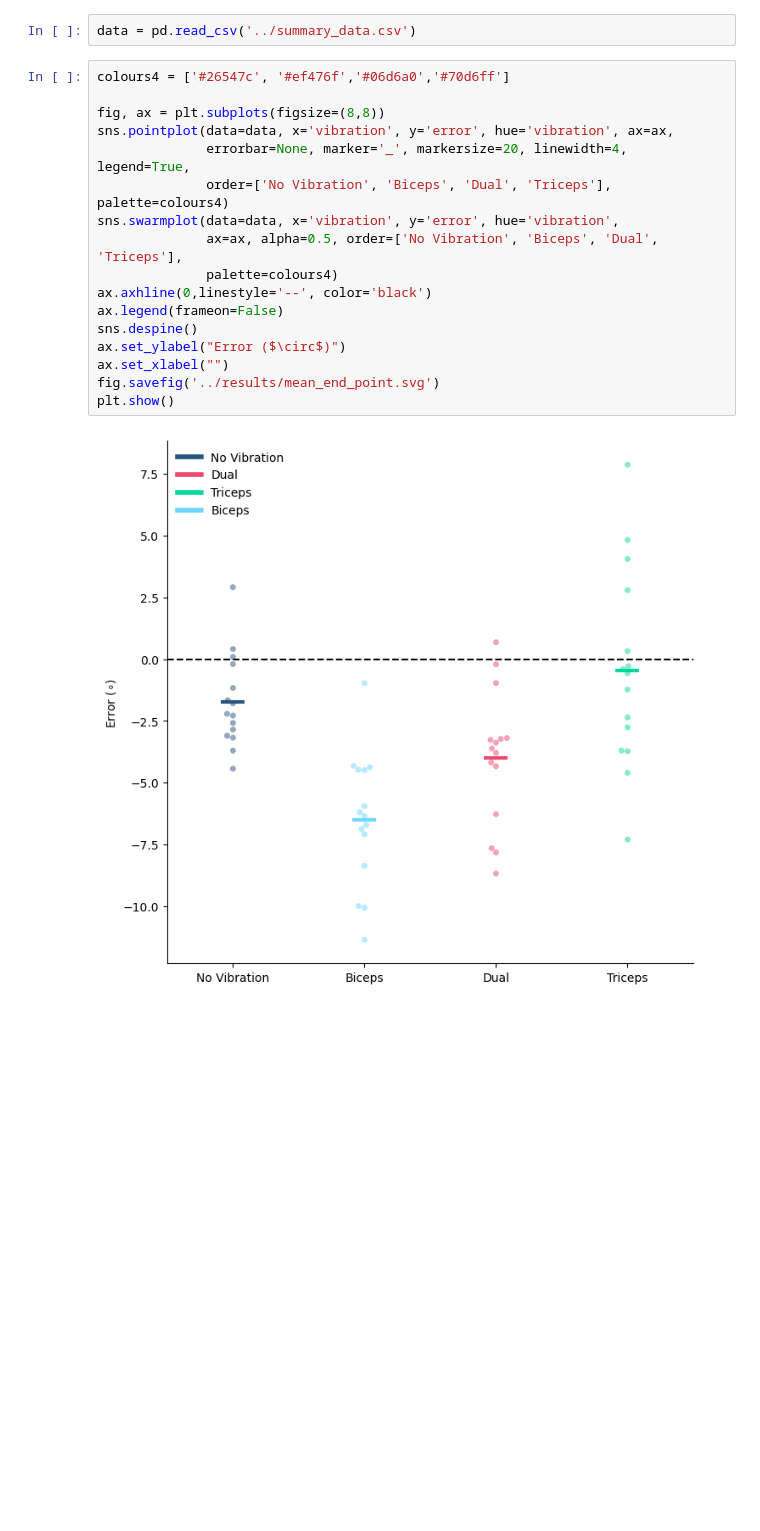
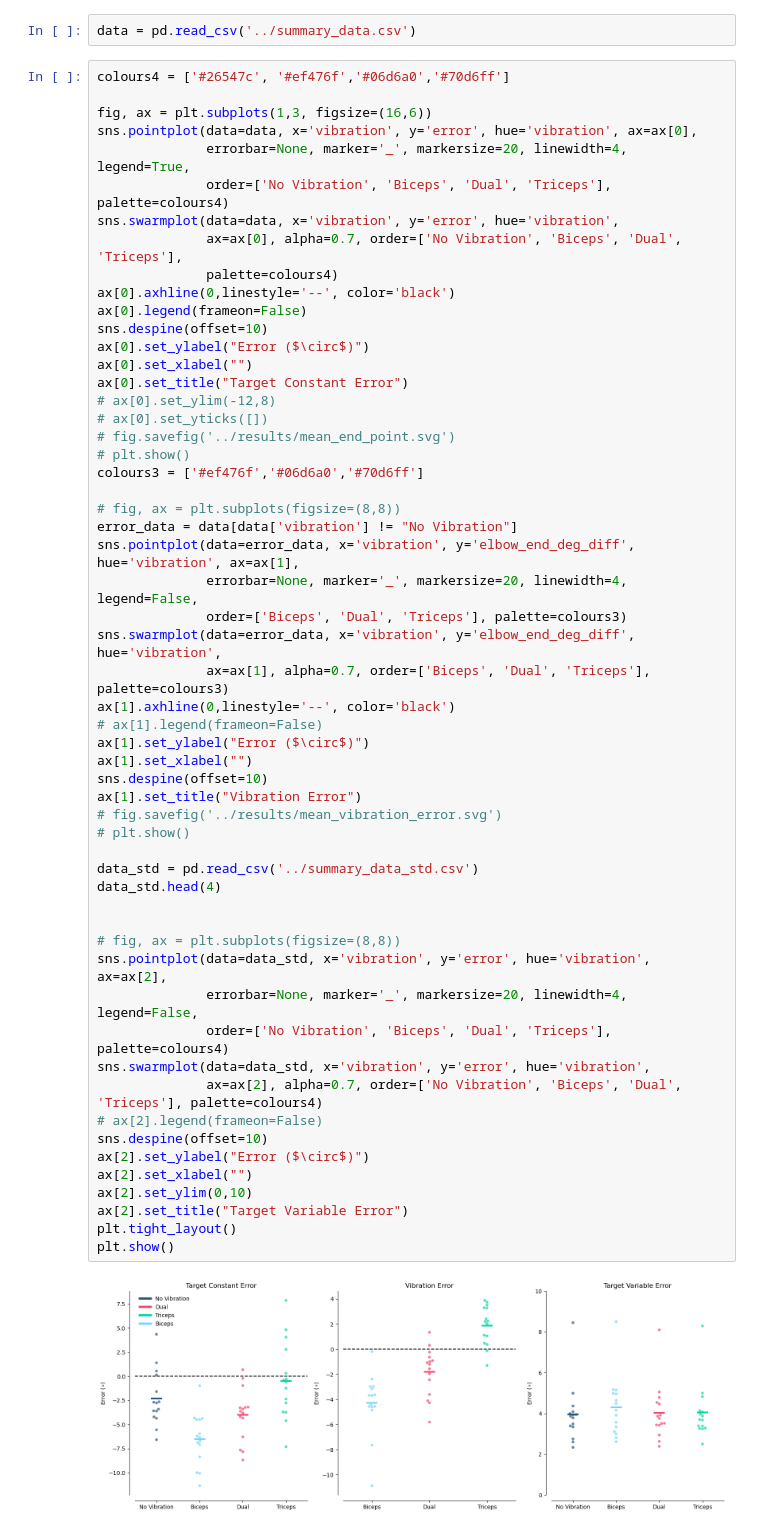
Before and after one commit to GreggEschelmuller/elbow-vibration-targeting, a Jupyter notebook: scripts/summary_analysis.ipynb, the cells around one changed output. Saved outputs shown, nothing was run; the diff lists cells and outputs as text; blank space fills up the shorter version.

```diff
--- a/scripts/summary_analysis.ipynb
+++ b/scripts/summary_analysis.ipynb
@@ -8,19 +8,58 @@ data = pd.read_csv('../summary_data.csv')
 # %%
 colours4 = ['#26547c', '#ef476f','#06d6a0','#70d6ff']
 
-fig, ax = plt.subplots(figsize=(8,8))
-sns.pointplot(data=data, x='vibration', y='error', hue='vibration', ax=ax,
+fig, ax = plt.subplots(1,3, figsize=(16,6))
+sns.pointplot(data=data, x='vibration', y='error', hue='vibration', ax=ax[0],
               errorbar=None, marker='_', markersize=20, linewidth=4, legend=True,
               order=['No Vibration', 'Biceps', 'Dual', 'Triceps'], palette=colours4)
 sns.swarmplot(data=data, x='vibration', y='error', hue='vibration',
-              ax=ax, alpha=0.5, order=['No Vibration', 'Biceps', 'Dual', 'Triceps'],
+              ax=ax[0], alpha=0.7, order=['No Vibration', 'Biceps', 'Dual', 'Triceps'],
               palette=colours4)
-ax.axhline(0,linestyle='--', color='black')
-ax.legend(frameon=False)
-sns.despine()
-ax.set_ylabel("Error ($\circ$)")
-ax.set_xlabel("")
-fig.savefig('../results/mean_end_point.svg')
+ax[0].axhline(0,linestyle='--', color='black')
+ax[0].legend(frameon=False)
+sns.despine(offset=10)
+ax[0].set_ylabel("Error ($\circ$)")
+ax[0].set_xlabel("")
+ax[0].set_title("Target Constant Error")
+# ax[0].set_ylim(-12,8)
+# ax[0].set_yticks([])
+# fig.savefig('../results/mean_end_point.svg')
+# plt.show()
+colours3 = ['#ef476f','#06d6a0','#70d6ff']
+
+# fig, ax = plt.subplots(figsize=(8,8))
+error_data = data[data['vibration'] != "No Vibration"]
+sns.pointplot(data=error_data, x='vibration', y='elbow_end_deg_diff', hue='vibration', ax=ax[1],
+              errorbar=None, marker='_', markersize=20, linewidth=4, legend=False,
+              order=['Biceps', 'Dual', 'Triceps'], palette=colours3)
+sns.swarmplot(data=error_data, x='vibration', y='elbow_end_deg_diff', hue='vibration',
+              ax=ax[1], alpha=0.7, order=['Biceps', 'Dual', 'Triceps'], palette=colours3)
+ax[1].axhline(0,linestyle='--', color='black')
+# ax[1].legend(frameon=False)
+ax[1].set_ylabel("Error ($\circ$)")
+ax[1].set_xlabel("")
+sns.despine(offset=10)
+ax[1].set_title("Vibration Error")
+# fig.savefig('../results/mean_vibration_error.svg')
+# plt.show()
+
+data_std = pd.read_csv('../summary_data_std.csv')
+data_std.head(4)
+
+
+# fig, ax = plt.subplots(figsize=(8,8))
+sns.pointplot(data=data_std, x='vibration', y='error', hue='vibration', ax=ax[2],
+              errorbar=None, marker='_', markersize=20, linewidth=4, legend=False,
+              order=['No Vibration', 'Biceps', 'Dual', 'Triceps'], palette=colours4)
+sns.swarmplot(data=data_std, x='vibration', y='error', hue='vibration',
+              ax=ax[2], alpha=0.7, order=['No Vibration', 'Biceps', 'Dual', 'Triceps'], palette=colours4)
+# ax[2].legend(frameon=False)
+sns.despine(offset=10)
+ax[2].set_ylabel("Error ($\circ$)")
+ax[2].set_xlabel("")
+ax[2].set_ylim(0,10)
+ax[2].set_title("Target Variable Error")
+plt.tight_layout()
 plt.show()
 # %% [output]
-[figure, old version]
+[figure, new version]
```
Also changed, not shown: parts of 2 cells of this notebook, 4 other files.
